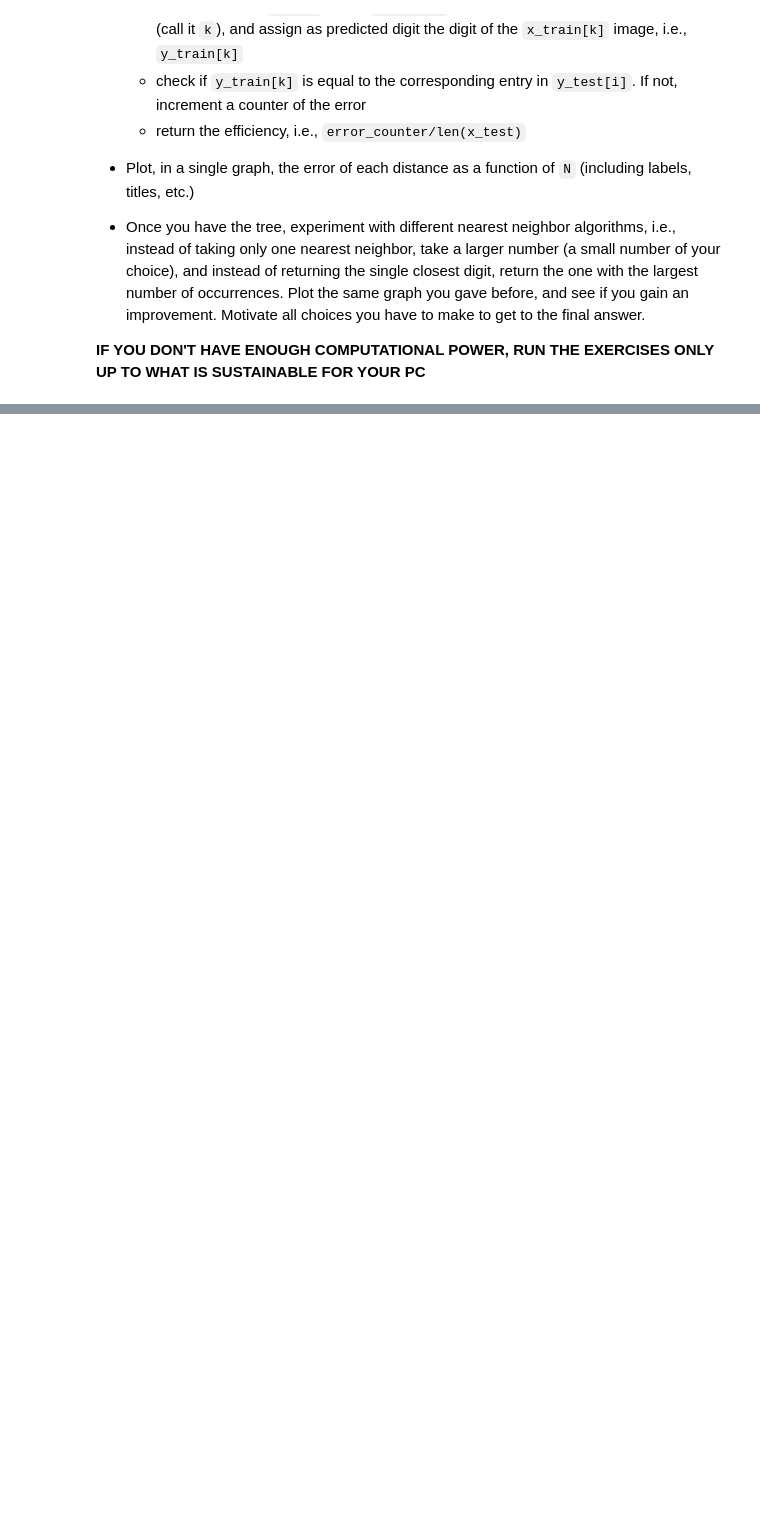
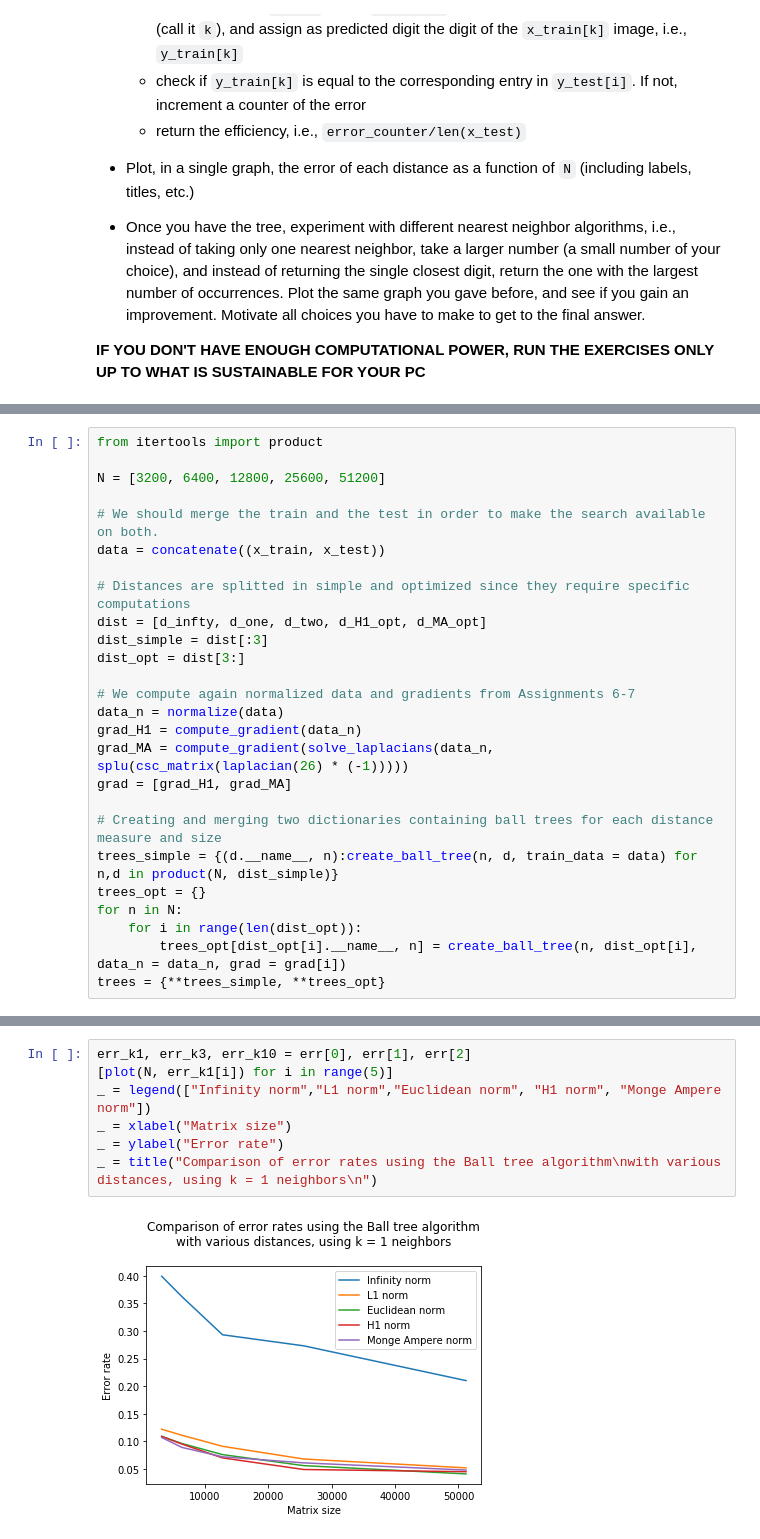
Before and after one commit to gsarti/P1.4_seed, a Jupyter notebook: final_project/final_project_2018-2019.ipynb, the cells around one changed output, grey strips where cells are left out. Saved outputs shown, nothing was run; the diff lists cells and outputs as text; blank space fills up the shorter version.

Commit message:
Finished optional assignment

```diff
--- a/final_project/final_project_2018-2019.ipynb
+++ b/final_project/final_project_2018-2019.ipynb
@@ -563,0 +613,26 @@ For each N in 3200,6400,12800,25600,51200, and for each distance defined above
+# %%
+from itertools import product
+
+N = [3200, 6400, 12800, 25600, 51200]
+
+# We should merge the train and the test in order to make the search available on both.
+data = concatenate((x_train, x_test))
+
+# Distances are splitted in simple and optimized since they require specific computations
+dist = [d_infty, d_one, d_two, d_H1_opt, d_MA_opt]
+dist_simple = dist[:3]
+dist_opt = dist[3:]
+
+# We compute again normalized data and gradients from Assignments 6-7
+data_n = normalize(data)
+grad_H1 = compute_gradient(data_n)
+grad_MA = compute_gradient(solve_laplacians(data_n, splu(csc_matrix(laplacian(26) * (-1)))))
+grad = [grad_H1, grad_MA]
+
+# Creating and merging two dictionaries containing ball trees for each distance measure and size
+trees_simple = {(d.__name__, n):create_ball_tree(n, d, train_data = data) for n,d in product(N, dist_simple)}
+trees_opt = {}
+for n in N:
+    for i in range(len(dist_opt)):
+        trees_opt[dist_opt[i].__name__, n] = create_ball_tree(n, dist_opt[i], data_n = data_n, grad = grad[i])
+trees = {**trees_simple, **trees_opt}
@@ -563,0 +678,9 @@ For each N in 3200,6400,12800,25600,51200, and for each distance defined above
+# %%
+err_k1, err_k3, err_k10 = err[0], err[1], err[2]
+[plot(N, err_k1[i]) for i in range(5)]
+_ = legend(["Infinity norm","L1 norm","Euclidean norm", "H1 norm", "Monge Ampere norm"])
+_ = xlabel("Matrix size")
+_ = ylabel("Error rate")
+_ = title("Comparison of error rates using the Ball tree algorithm\nwith various distances, using k = 1 neighbors\n")
+# %% [output]
+[figure, added]
```
Also changed, not shown: parts of 20 cells of this notebook.
